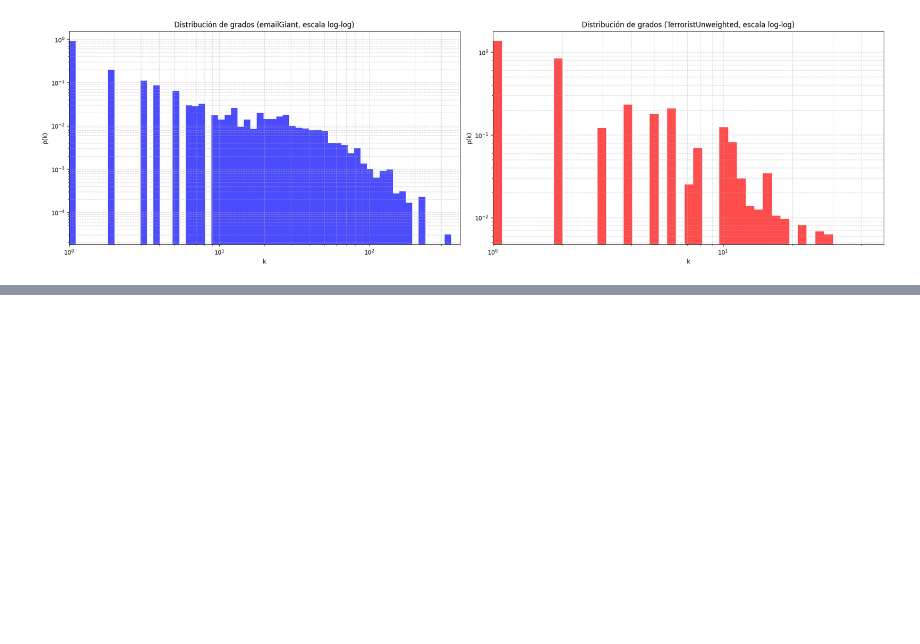
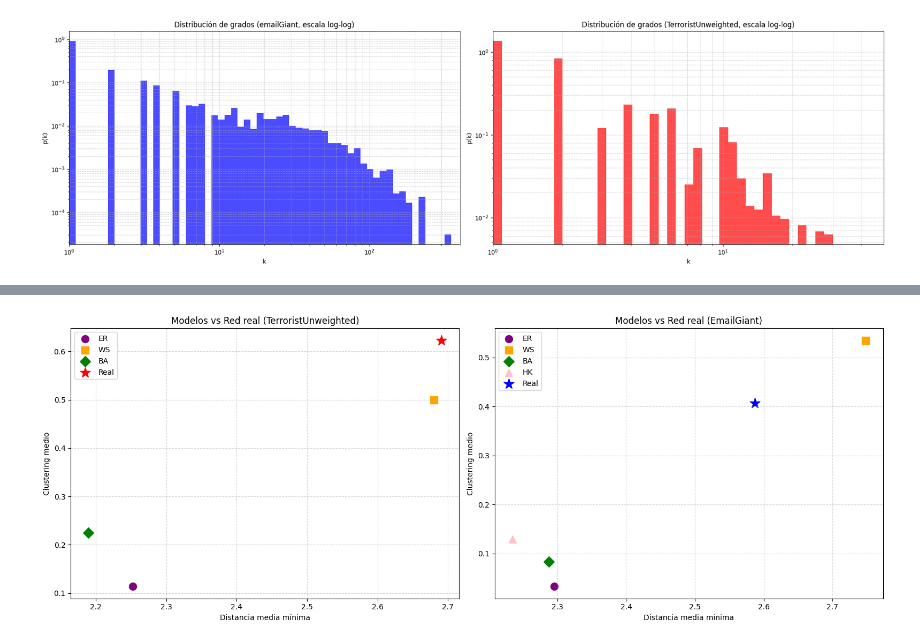
Before and after one commit to Grupo-12-DMCyT/Comparative-Analysis-in-Two-Human-Networks, a Jupyter notebook: DMCyT_sil_tutorial_Datasets_TP1_2025.ipynb, the cells around one changed output, grey strips where cells are left out. Cells and saved outputs as stored; diff of their text form; code cells hidden in the pictures; blank space fills up the shorter version.

```diff
--- a/DMCyT_sil_tutorial_Datasets_TP1_2025.ipynb
+++ b/DMCyT_sil_tutorial_Datasets_TP1_2025.ipynb
@@ -765,0 +842,59 @@ Distancia mínima media: 2.1838 ± 0.0192
+# %%
+# SIL scatterplot clustering y distancia terroristunweighted
+
+modelos_terr = ['ER', 'WS', 'BA']
+clustering_terr = [0.1143, 0.4994, 0.2254]
+distancia_terr = [2.2522, 2.6803, 2.1897]
+
+# Punto real
+clustering_real_terr = 0.6223
+distancia_real_terr = 2.6910
+
+# Colores y marcadores
+colores_terr = ['purple', 'orange', 'green']
+marcadores_terr = ['o', 's', 'D', '^']
+
+# SIL scatterplot clustering y distancia emailgiant
+
+modelos_email = ['ER', 'WS', 'BA', 'HK']
+clustering_email = [0.0331, 0.5347, 0.0830, 0.1286]
+distancia_email = [2.2950, 2.7482, 2.2874, 2.2345]
+
+# Punto real
+clustering_real_email = 0.4071
+distancia_real_email = 2.5869
+
+# Colores y marcadores
+colores_email = ['purple', 'orange', 'green', 'pink']
+marcadores_email = ['o', 's', 'D', '^']
+
+
+# Creación de los Subplots
+fig, (ax1, ax2) = plt.subplots(1, 2, figsize=(16, 6))  # 1 fila, 2 columnas
+
+
+# Primer Subplot: TerroristUnweighted
+for i in range(len(modelos_terr)):
+    ax1.scatter(distancia_terr[i], clustering_terr[i], label=modelos_terr[i], color=colores_terr[i], marker=marcadores_terr[i], s=100)
+ax1.scatter(distancia_real_terr, clustering_real_terr, label='Real', color='red', marker='*', s=200)
+ax1.set_xlabel('Distancia media mínima')
+ax1.set_ylabel('Clustering medio')
+ax1.set_title('Modelos vs Red real (TerroristUnweighted)')
+ax1.grid(True, linestyle='--', alpha=0.5)
+ax1.legend()
+
+
+# Segundo Subplot: EmailGiant
+for i in range(len(modelos_email)):
+    ax2.scatter(distancia_email[i], clustering_email[i], label=modelos_email[i], color=colores_email[i], marker=marcadores_email[i], s=100)
+ax2.scatter(distancia_real_email, clustering_real_email, label='Real', color='blue', marker='*', s=200)
+ax2.set_xlabel('Distancia media mínima')
+ax2.set_ylabel('Clustering medio')
+ax2.set_title('Modelos vs Red real (EmailGiant)')
+ax2.grid(True, linestyle='--', alpha=0.5)
+ax2.legend()
+
+plt.tight_layout()
+plt.show()
+# %% [output]
+[figure, added]
```
Also changed, not shown: parts of 9 cells of this notebook.
